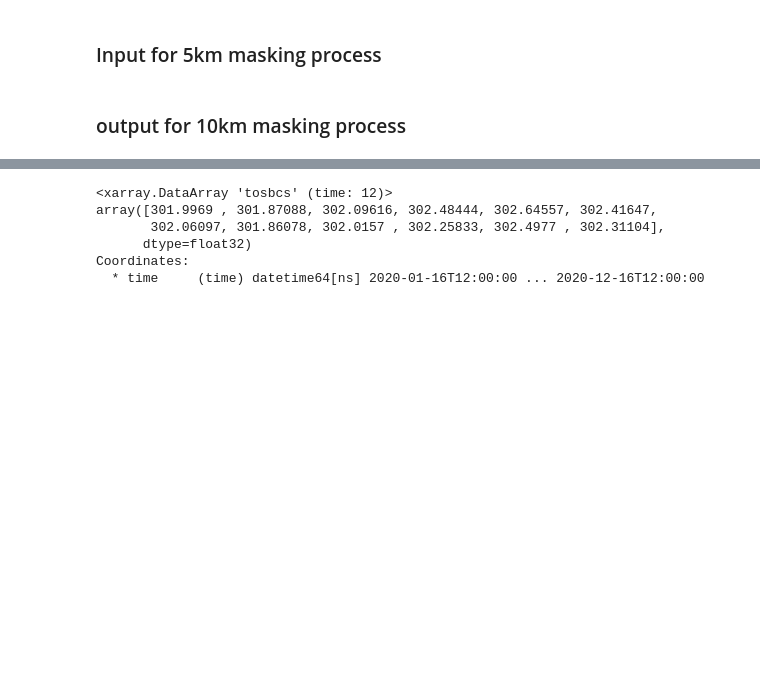
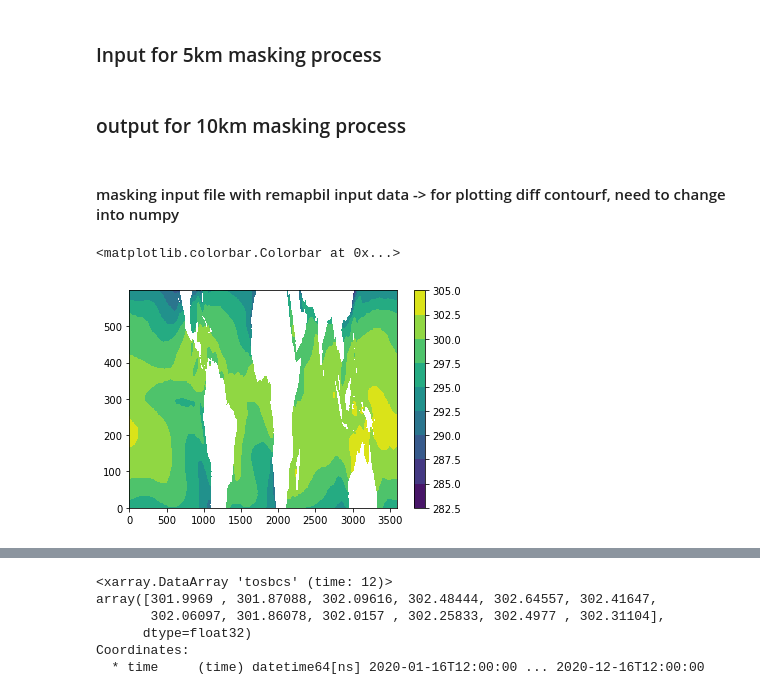
Before and after one commit to Arimyun/ICON_AMZDEF, a Jupyter notebook: AMZ_Climate_trend.ipynb, the cells around one changed output, grey strips where cells are left out. Cells and saved outputs as stored; diff of their text form; code cells hidden in the pictures; blank space fills up the shorter version.

Commit message:
create masking file

```diff
--- a/AMZ_Climate_trend.ipynb
+++ b/AMZ_Climate_trend.ipynb
@@ -473,13 +447,28 @@ dset_mask_10km=dset_mask_10km['lai_clim']
 dset_mask_10km=dset_mask_10km.fillna(100)
 # %%
 # Only sst_input is for whole lat, so need to be selected over -30~30, others are already -30~30
-file_sst_in = '/work/mh0731/m300948/AMDEF/SST/modified_test_regrid.nc'
+file_sst_in = '/work/mh0731/m300948/AMDEF/SST/modified_test_remapbil.nc'
 dset_sst_in = xr.open_dataset(file_sst_in) # if it is ncfile
 var_names = ['tosbcs']
 subset_sst_in = dset_sst_in[var_names].persist()
 subset_sst_in=subset_sst_in.sel(lat=slice(-30,30))
 sst_input=subset_sst_in['tosbcs']
-sst_input_mask=sst_input.where(dset_mask_5km.isel(time=0)==100,np.nan)
+#sst_input_mask=sst_input.where(dset_mask_10km.isel(time=0)==100,np.nan) # index problem -> numpy masking
+# %% [markdown]
+#### masking input file with remapbil input data -> for plotting diff contourf, need to change into numpy
+# %%
+import numpy as np
+import numpy.ma as ma
+
+sst_input_np = sst_input.values
+dset_mask_10km_np = dset_mask_10km.values
+sst_input_np_mask=np.ma.masked_where(dset_mask_10km_np!=100, sst_input_np)
+# %%
+plt.contourf(sst_input_np_mask[0,:,:])
+plt.colorbar()
+# %% [output]
+<matplotlib.colorbar.Colorbar at 0x...>
+[figure, added]
 # %%
 # sst_output and ngc2 are 10km
 sst_output_mask=sst_output.where(dset_mask_10km.isel(time=0)==100,np.nan)
```
Also changed, not shown: parts of 25 cells of this notebook, 1 other file.
